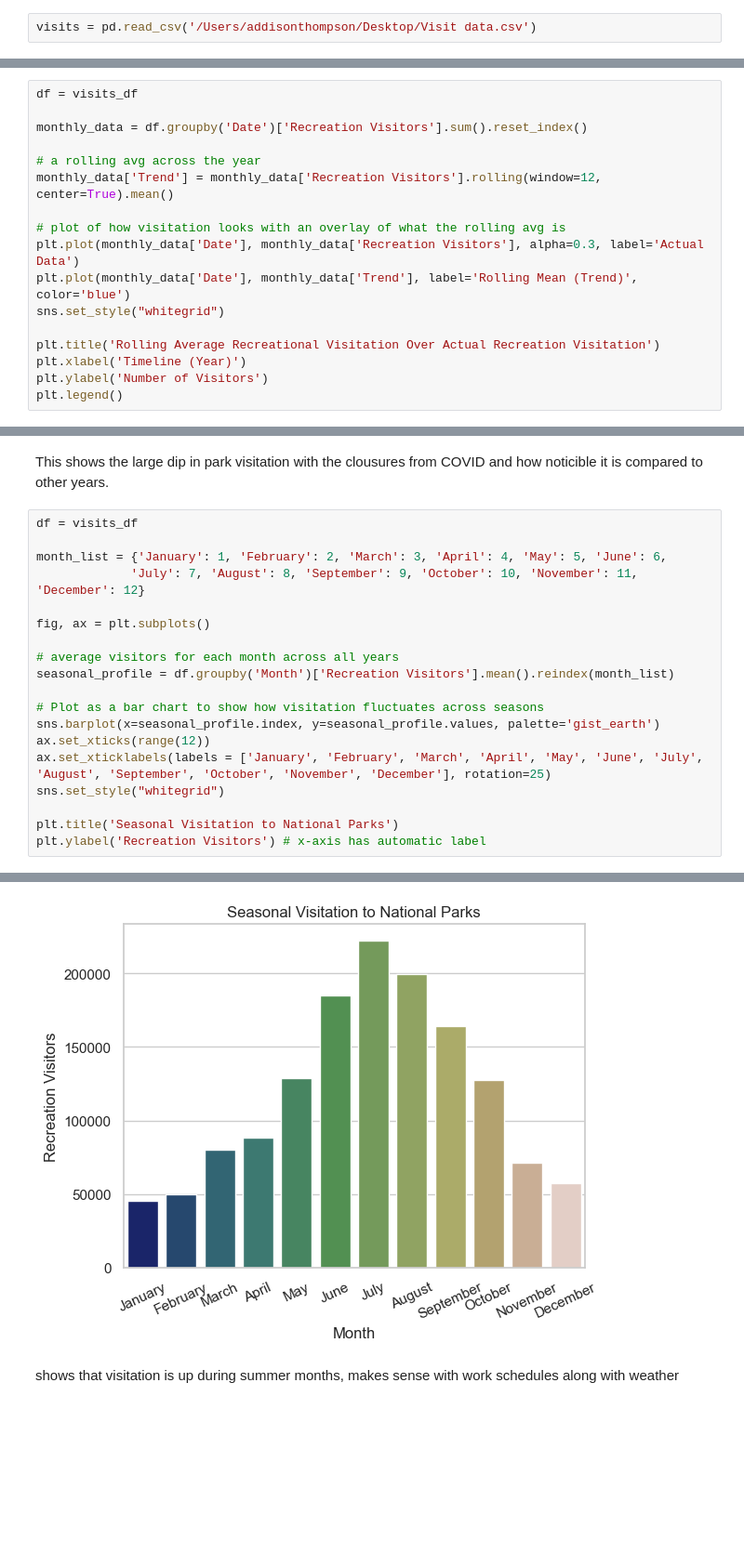
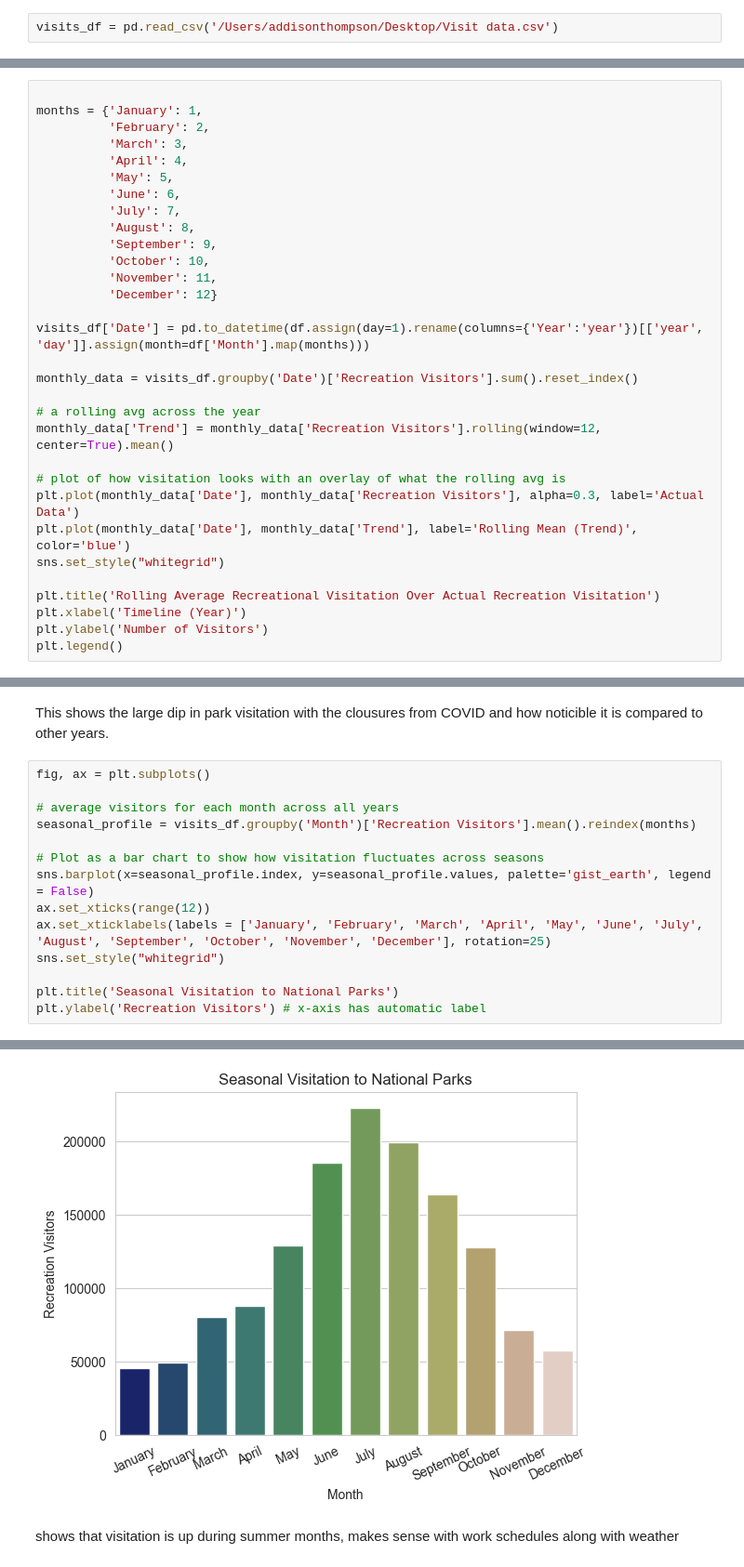
Before and after one commit to erhanks/National-Parks, a Jupyter notebook: addison_nps_covid.ipynb, the cells around one changed output, grey strips where cells are left out. Shown at 93% size. Saved outputs shown, nothing was run; the diff lists cells and outputs as text; blank space fills up the shorter version.

```diff
--- a/addison_nps_covid.ipynb
+++ b/addison_nps_covid.ipynb
@@ -6,7 +6,7 @@ import seaborn as sns
 # %% [markdown]
 # Merging Datasets
 # %%
-visits = pd.read_csv('/Users/addisonthompson/Desktop/Visit data.csv')
+visits_df = pd.read_csv('/Users/addisonthompson/Desktop/Visit data.csv')
 # %%
 economics = pd.read_csv('/Users/addisonthompson/Desktop/Economic data.csv')
 # %%
@@ -24,9 +24,23 @@ visits_economics = visits_economics.drop(columns = ["Name", "Recreation Visits",
 
 Looking to see if there is any noticible difference in visitation/economics during, before, and after COVID.
 # %%
-df = visits_df
 
-monthly_data = df.groupby('Date')['Recreation Visitors'].sum().reset_index()
+months = {'January': 1,
+          'February': 2,
+          'March': 3,
+          'April': 4,
+          'May': 5,
+          'June': 6,
+          'July': 7,
+          'August': 8,
+          'September': 9,
+          'October': 10,
+          'November': 11,
+          'December': 12}
+
+visits_df['Date'] = pd.to_datetime(df.assign(day=1).rename(columns={'Year':'year'})[['year', 'day']].assign(month=df['Month'].map(months)))
+
+monthly_data = visits_df.groupby('Date')['Recreation Visitors'].sum().reset_index()
 
 # a rolling avg across the year
 monthly_data['Trend'] = monthly_data['Recreation Visitors'].rolling(window=12, center=True).mean()
@@ -46,18 +60,13 @@ plt.legend()
 # %% [markdown]
 This shows the large dip in park visitation with the clousures from COVID and how noticible it is compared to other years.
 # %%
-df = visits_df
-
-month_list = {'January': 1, 'February': 2, 'March': 3, 'April': 4, 'May': 5, 'June': 6,
-             'July': 7, 'August': 8, 'September': 9, 'October': 10, 'November': 11, 'December': 12}
-
 fig, ax = plt.subplots()
 
 # average visitors for each month across all years
-seasonal_profile = df.groupby('Month')['Recreation Visitors'].mean().reindex(month_list)
+seasonal_profile = visits_df.groupby('Month')['Recreation Visitors'].mean().reindex(months)
 
 # Plot as a bar chart to show how visitation fluctuates across seasons
-sns.barplot(x=seasonal_profile.index, y=seasonal_profile.values, palette='gist_earth')
+sns.barplot(x=seasonal_profile.index, y=seasonal_profile.values, palette='gist_earth', legend = False)
 ax.set_xticks(range(12))
 ax.set_xticklabels(labels = ['January', 'February', 'March', 'April', 'May', 'June', 'July', 'August', 'September', 'October', 'November', 'December'], rotation=25)
 sns.set_style("whitegrid")
@@ -71,5 +80,5 @@ Passing `palette` without assigning `hue` is deprecated and will be removed in v
 Text(0, 0.5, 'Recreation Visitors')
-[figure, old version]
+[figure, new version]
 # %% [markdown]
 shows that visitation is up during summer months, makes sense with work schedules along with weather
 # %%
```
Also changed, not shown: parts of 4 cells of this notebook.
